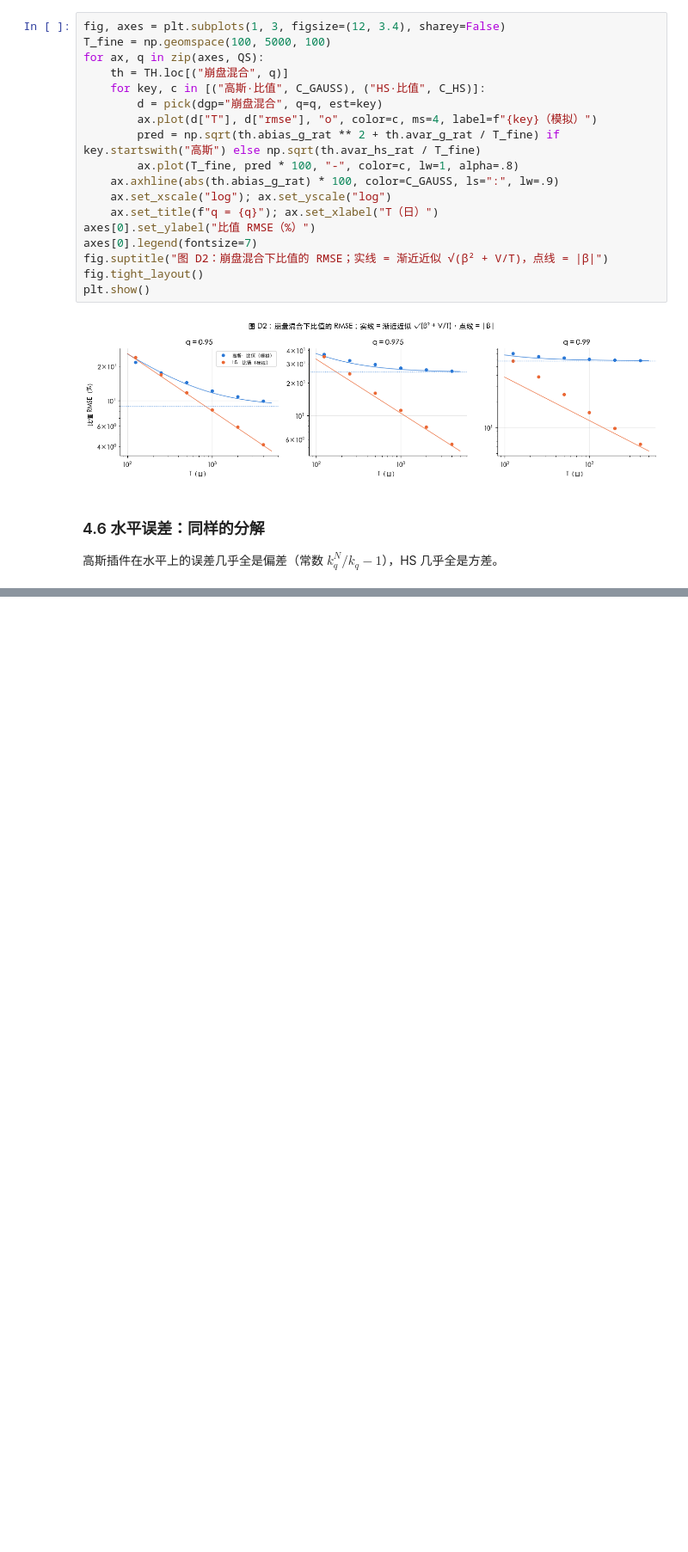
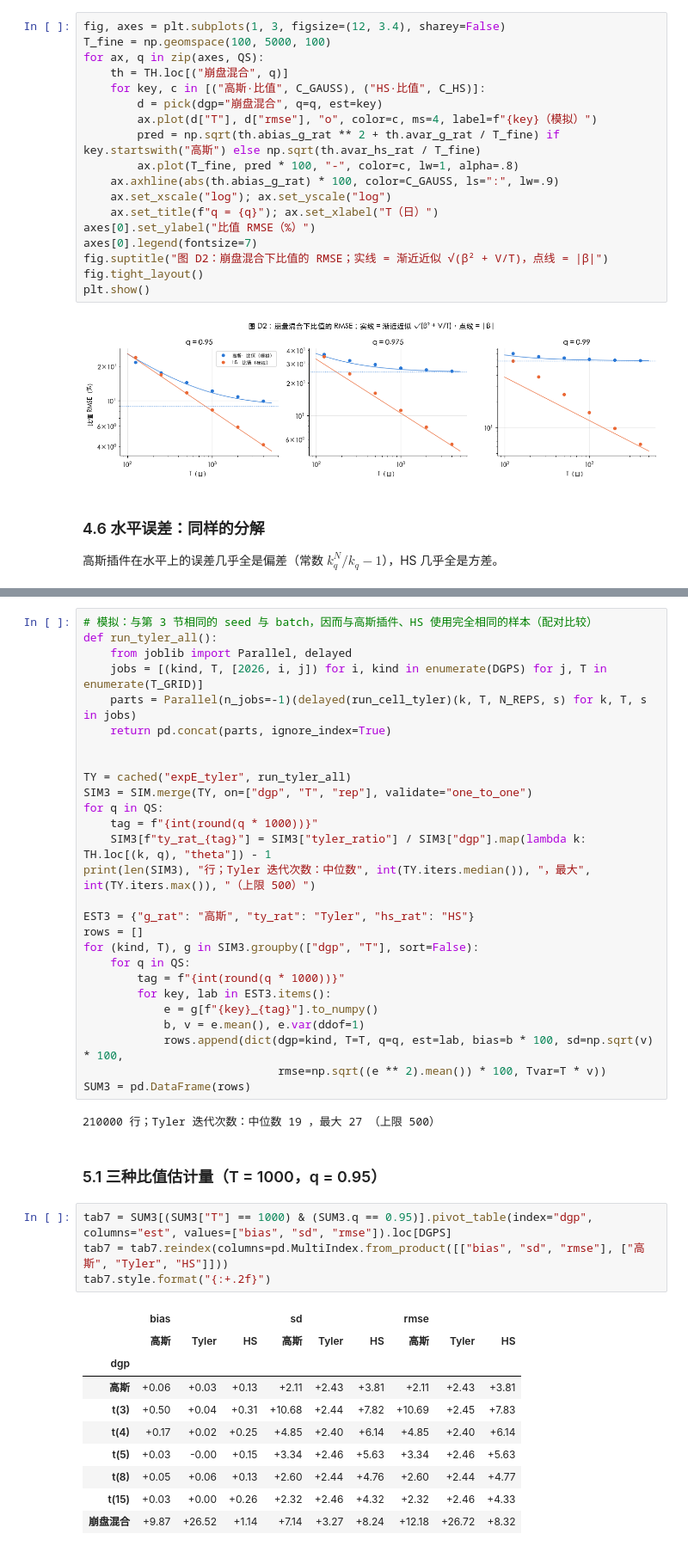
Before and after one commit to lshangro-png/tail-risk-cn, a Jupyter notebook: studies/09_estimation_vs_decision/bias_variance.ipynb, the cells around one changed output, grey strips where cells are left out. Shown at 86% size. Cells and saved outputs as stored; diff of their text form; blank space fills up the shorter version.

```diff
--- a/studies/09_estimation_vs_decision/bias_variance.ipynb
+++ b/studies/09_estimation_vs_decision/bias_variance.ipynb
@@ -513,0 +613,46 @@ tab6.style.format("{:+.2f}")
+# %%
+# 模拟：与第 3 节相同的 seed 与 batch，因而与高斯插件、HS 使用完全相同的样本（配对比较）
+def run_tyler_all():
+    from joblib import Parallel, delayed
+    jobs = [(kind, T, [2026, i, j]) for i, kind in enumerate(DGPS) for j, T in enumerate(T_GRID)]
+    parts = Parallel(n_jobs=-1)(delayed(run_cell_tyler)(k, T, N_REPS, s) for k, T, s in jobs)
+    return pd.concat(parts, ignore_index=True)
+
+
+TY = cached("expE_tyler", run_tyler_all)
+SIM3 = SIM.merge(TY, on=["dgp", "T", "rep"], validate="one_to_one")
+for q in QS:
+    tag = f"{int(round(q * 1000))}"
+    SIM3[f"ty_rat_{tag}"] = SIM3["tyler_ratio"] / SIM3["dgp"].map(lambda k: TH.loc[(k, q), "theta"]) - 1
+print(len(SIM3), "行；Tyler 迭代次数：中位数", int(TY.iters.median()), "，最大", int(TY.iters.max()), "（上限 500）")
+
+EST3 = {"g_rat": "高斯", "ty_rat": "Tyler", "hs_rat": "HS"}
+rows = []
+for (kind, T), g in SIM3.groupby(["dgp", "T"], sort=False):
+    for q in QS:
+        tag = f"{int(round(q * 1000))}"
+        for key, lab in EST3.items():
+            e = g[f"{key}_{tag}"].to_numpy()
+            b, v = e.mean(), e.var(ddof=1)
+            rows.append(dict(dgp=kind, T=T, q=q, est=lab, bias=b * 100, sd=np.sqrt(v) * 100,
+                             rmse=np.sqrt((e ** 2).mean()) * 100, Tvar=T * v))
+SUM3 = pd.DataFrame(rows)
+# %% [output]
+210000 行；Tyler 迭代次数：中位数 19 ，最大 27 （上限 500）
+# %% [markdown]
+### 5.1 三种比值估计量（T = 1000，q = 0.95）
+# %%
+tab7 = SUM3[(SUM3["T"] == 1000) & (SUM3.q == 0.95)].pivot_table(index="dgp", columns="est", values=["bias", "sd", "rmse"]).loc[DGPS]
+tab7 = tab7.reindex(columns=pd.MultiIndex.from_product([["bias", "sd", "rmse"], ["高斯", "Tyler", "HS"]]))
+tab7.style.format("{:+.2f}")
+# %% [output]
+|  | bias |  |  | sd |  |  | rmse |  |  |
+|  | 高斯 | Tyler | HS | 高斯 | Tyler | HS | 高斯 | Tyler | HS |
+| dgp |  |  |  |  |  |  |  |  |  |
+| 高斯 | +0.06 | +0.03 | +0.13 | +2.11 | +2.43 | +3.81 | +2.11 | +2.43 | +3.81 |
+| t(3) | +0.50 | +0.04 | +0.31 | +10.68 | +2.44 | +7.82 | +10.69 | +2.45 | +7.83 |
+| t(4) | +0.17 | +0.02 | +0.25 | +4.85 | +2.40 | +6.14 | +4.85 | +2.40 | +6.14 |
+| t(5) | +0.03 | -0.00 | +0.15 | +3.34 | +2.46 | +5.63 | +3.34 | +2.46 | +5.63 |
+| t(8) | +0.05 | +0.06 | +0.13 | +2.60 | +2.44 | +4.76 | +2.60 | +2.44 | +4.77 |
+| t(15) | +0.03 | +0.00 | +0.26 | +2.32 | +2.46 | +4.32 | +2.32 | +2.46 | +4.33 |
+| 崩盘混合 | +9.87 | +26.52 | +1.14 | +7.14 | +3.27 | +8.24 | +12.18 | +26.72 | +8.32 |
```
Also changed, not shown: parts of 11 cells of this notebook, 3 other files.
